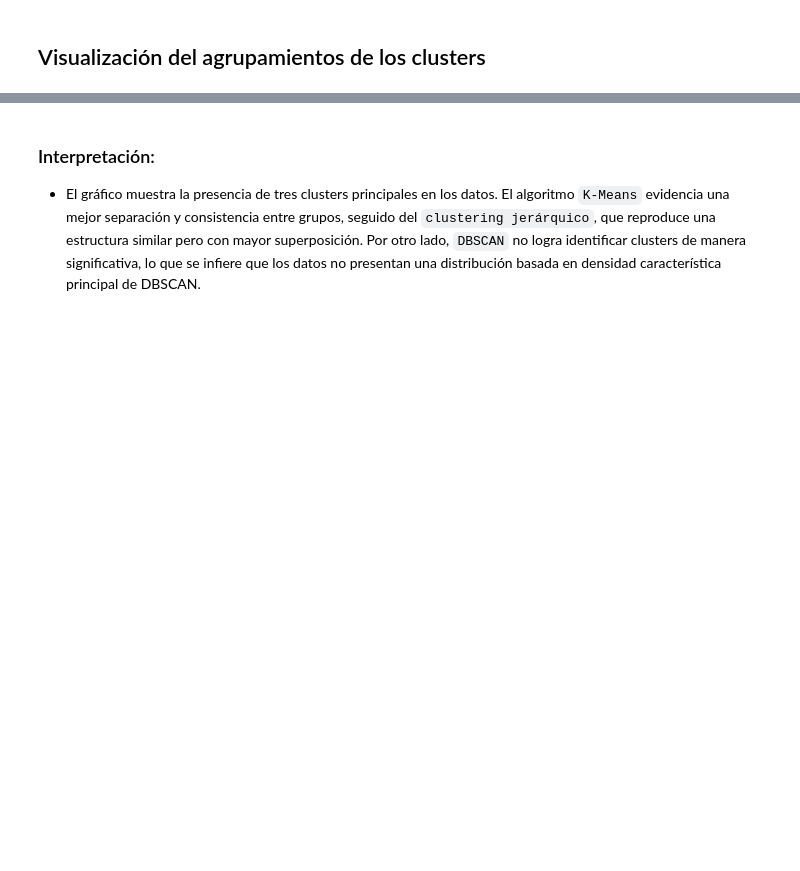
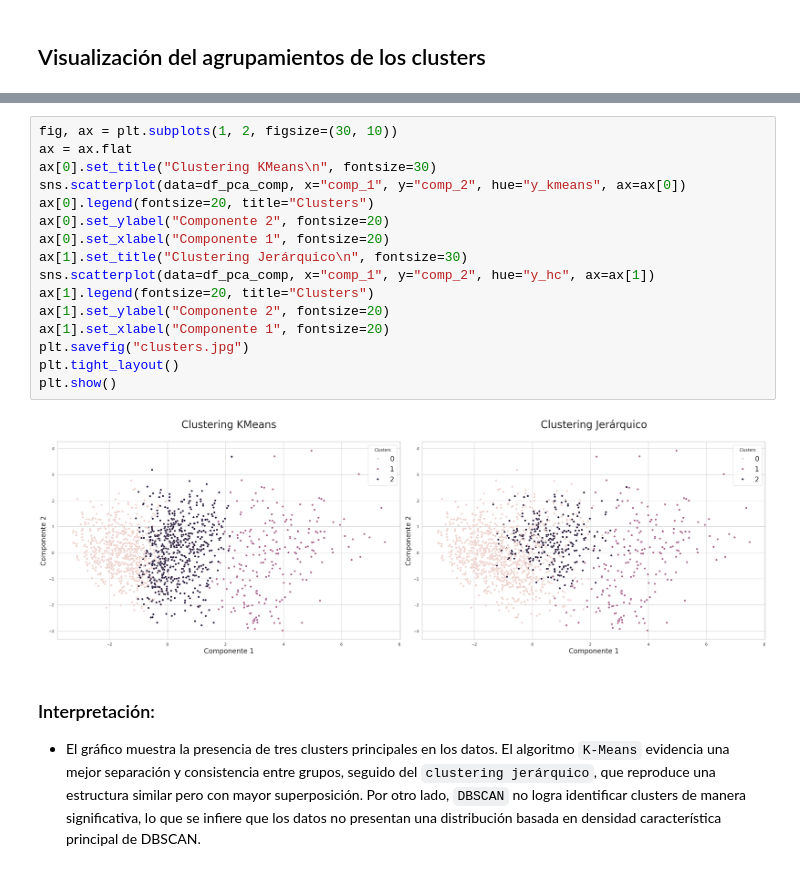
Before and after one commit to Leonard0711/People_Analytics, a Jupyter notebook: profiles/notebooks/similar_profiles.ipynb, the cells around one changed output, grey strips where cells are left out. Saved outputs shown, nothing was run; the diff lists cells and outputs as text; blank space fills up the shorter version.

````diff
--- a/profiles/notebooks/similar_profiles.ipynb
+++ b/profiles/notebooks/similar_profiles.ipynb
@@ -354,3 +361,21 @@ plt.show()
+# %%
+fig, ax = plt.subplots(1, 2, figsize=(30, 10))
+ax = ax.flat
+ax[0].set_title("Clustering KMeans\n", fontsize=30)
+sns.scatterplot(data=df_pca_comp, x="comp_1", y="comp_2", hue="y_kmeans", ax=ax[0])
+ax[0].legend(fontsize=20, title="Clusters")
+ax[0].set_ylabel("Componente 2", fontsize=20)
+ax[0].set_xlabel("Componente 1", fontsize=20)
+ax[1].set_title("Clustering Jerárquico\n", fontsize=30)
+sns.scatterplot(data=df_pca_comp, x="comp_1", y="comp_2", hue="y_hc", ax=ax[1])
+ax[1].legend(fontsize=20, title="Clusters")
+ax[1].set_ylabel("Componente 2", fontsize=20)
+ax[1].set_xlabel("Componente 1", fontsize=20)
+plt.savefig("clusters.jpg")
+plt.tight_layout()
+plt.show()
+# %% [output]
+[figure, added]
 # %% [markdown]
 ### Interpretación:
 - El gráfico muestra la presencia de tres clusters principales en los datos. El algoritmo ```K-Means``` evidencia una mejor separación y consistencia entre grupos, seguido del ```clustering jerárquico```, que reproduce una estructura similar pero con mayor superposición. Por otro lado, ```DBSCAN``` no logra identificar clusters de manera significativa, lo que se infiere que los datos no presentan una distribución basada en densidad característica principal de DBSCAN.
````
Also changed, not shown: parts of 7 cells of this notebook.
